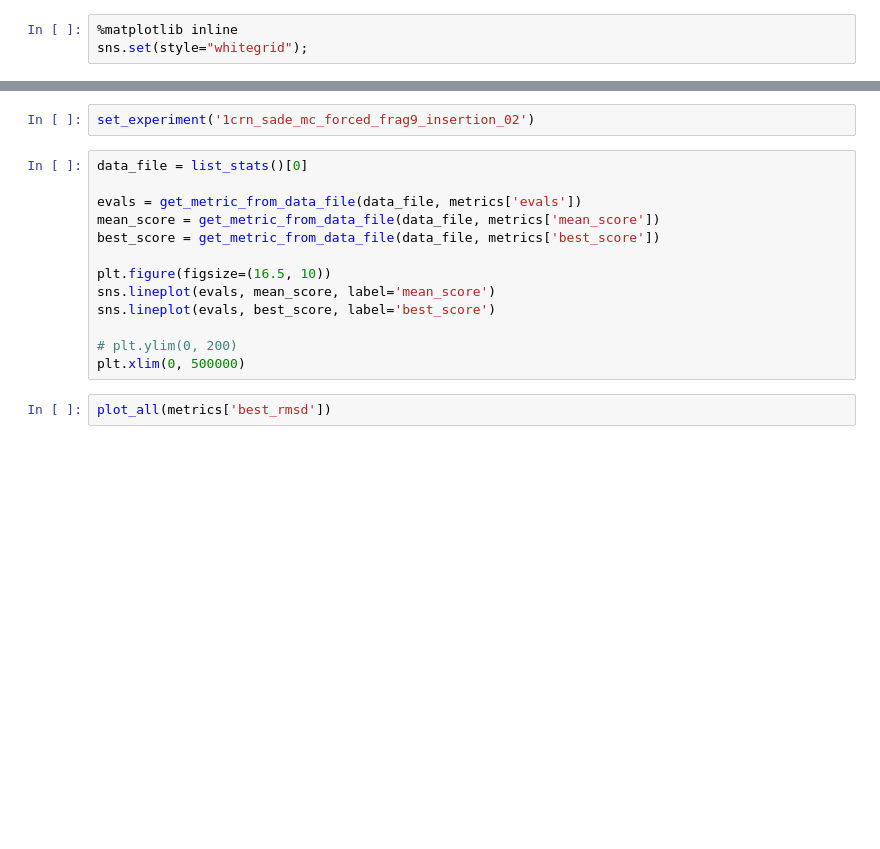
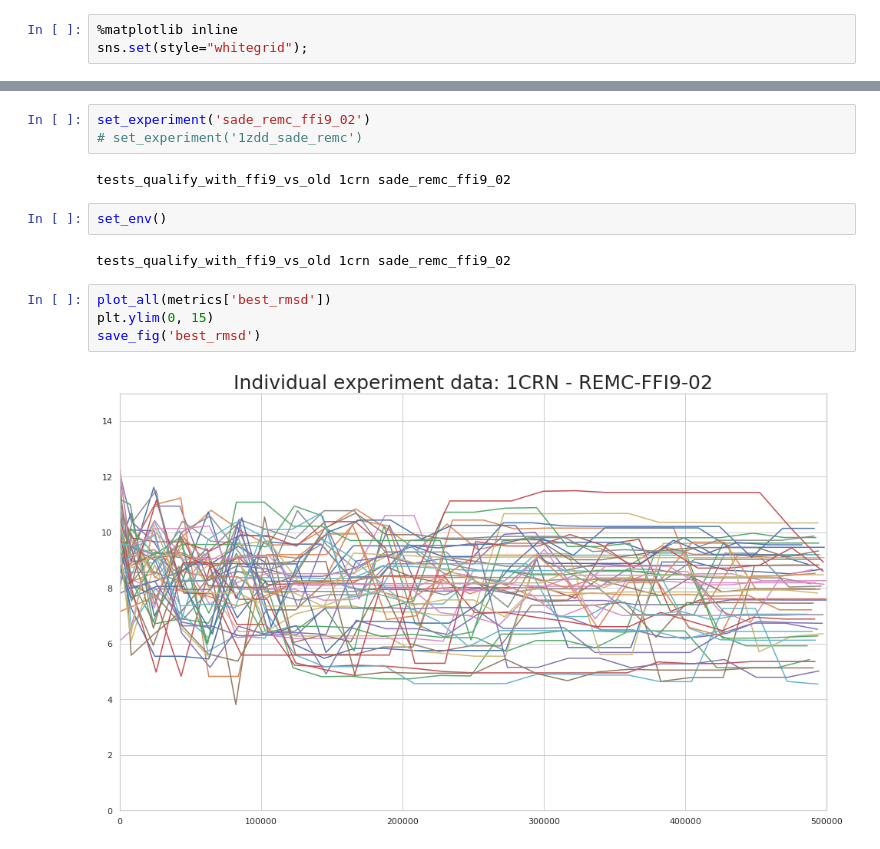
Before and after one commit to h3nnn4n/protein-prediction-framework, a Jupyter notebook: tools/notebooks/convergence/Convergence analysis.ipynb, the cells around one changed output, grey strips where cells are left out. Cells and saved outputs as stored; diff of their text form; blank space fills up the shorter version.

```diff
--- a/tools/notebooks/convergence/Convergence analysis.ipynb
+++ b/tools/notebooks/convergence/Convergence analysis.ipynb
@@ -29,19 +44,17 @@ list_experiments()
-# %%
-set_experiment('1crn_sade_mc_forced_frag9_insertion_02')
-# %%
-data_file = list_stats()[0]
-
-evals = get_metric_from_data_file(data_file, metrics['evals'])
-mean_score = get_metric_from_data_file(data_file, metrics['mean_score'])
-best_score = get_metric_from_data_file(data_file, metrics['best_score'])
-
-plt.figure(figsize=(16.5, 10))
-sns.lineplot(evals, mean_score, label='mean_score')
-sns.lineplot(evals, best_score, label='best_score')
-
-# plt.ylim(0, 200)
-plt.xlim(0, 500000)
+# %%
+set_experiment('sade_remc_ffi9_02')
+# set_experiment('1zdd_sade_remc')
+# %% [output]
+tests_qualify_with_ffi9_vs_old 1crn sade_remc_ffi9_02
+# %%
+set_env()
+# %% [output]
+tests_qualify_with_ffi9_vs_old 1crn sade_remc_ffi9_02
 # %%
 plot_all(metrics['best_rmsd'])
+plt.ylim(0, 15)
+save_fig('best_rmsd')
+# %% [output]
+[figure, added]
 # %%
 plot_all_best_and_mean_score_and_avg_rmsd()
```
Also changed, not shown: parts of 11 cells of this notebook, 4 other files.
